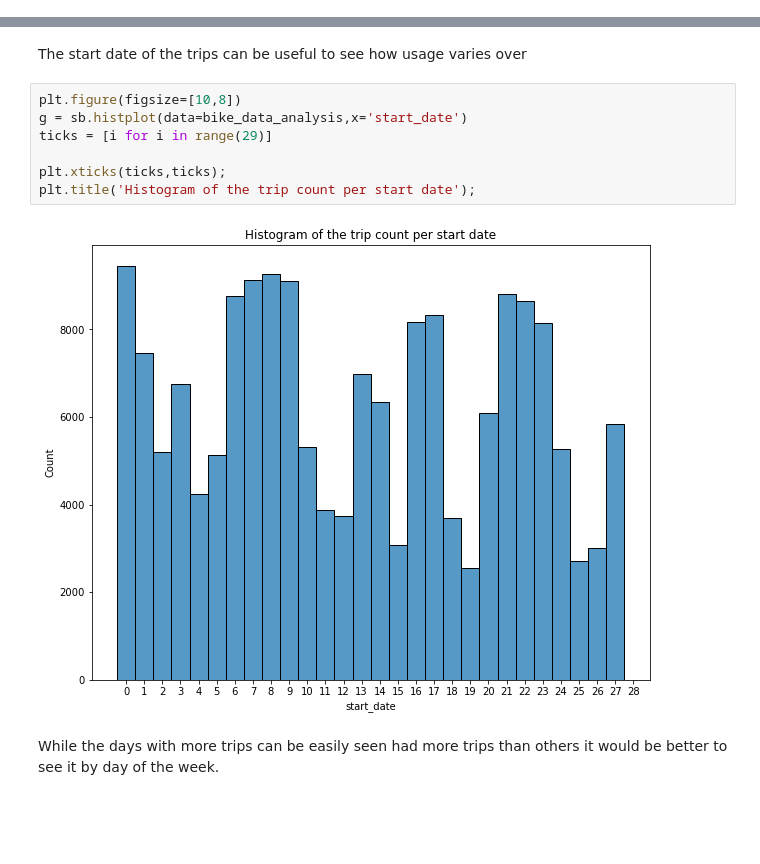
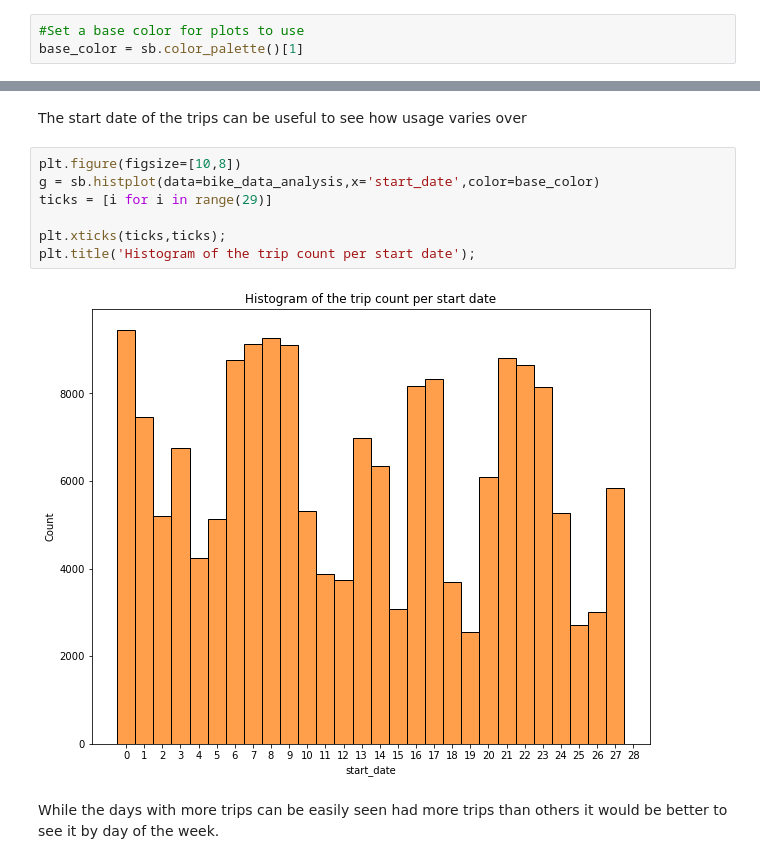
Before and after one commit to LukeConfait/udacity_data_analysis_projects, a Jupyter notebook: project_3/Part_I_exploration_template.ipynb, the cells around one changed output, grey strips where cells are left out. Saved outputs shown, nothing was run; the diff lists cells and outputs as text; blank space fills up the shorter version.

```diff
--- a/project_3/Part_I_exploration_template.ipynb
+++ b/project_3/Part_I_exploration_template.ipynb
@@ -287,6 +278,9 @@ and prepare yourself to look at relationships between variables.
 
 
 >**Rubric Tip**: Use the "Question-Visualization-Observations" framework  throughout the exploration. This framework involves **asking a question from the data, creating a visualization to find answers, and then recording observations after each visualisation.**
+# %%
+#Set a base color for plots to use
+base_color = sb.color_palette()[1]
 # %% [markdown]
 The trip duration variable is the most important variable for comparing trips in the dataset so the investigation can start with its distribution.
 # %%
@@ -317,12 +311,12 @@ The data is unimodal centred around 500 s which is about 8 minutes after being l
 The start date of the trips can be useful to see how usage varies over
 # %%
 plt.figure(figsize=[10,8])
-g = sb.histplot(data=bike_data_analysis,x='start_date')
+g = sb.histplot(data=bike_data_analysis,x='start_date',color=base_color)
 ticks = [i for i in range(29)]
 
 plt.xticks(ticks,ticks);
 plt.title('Histogram of the trip count per start date');
 # %% [output]
-[figure, old version]
+[figure, new version]
 # %% [markdown]
 While the days with more trips can be easily seen had more trips than others it would be better to see it by day of the week.
```
Also changed, not shown: parts of 10 cells of this notebook, 1 other file.
